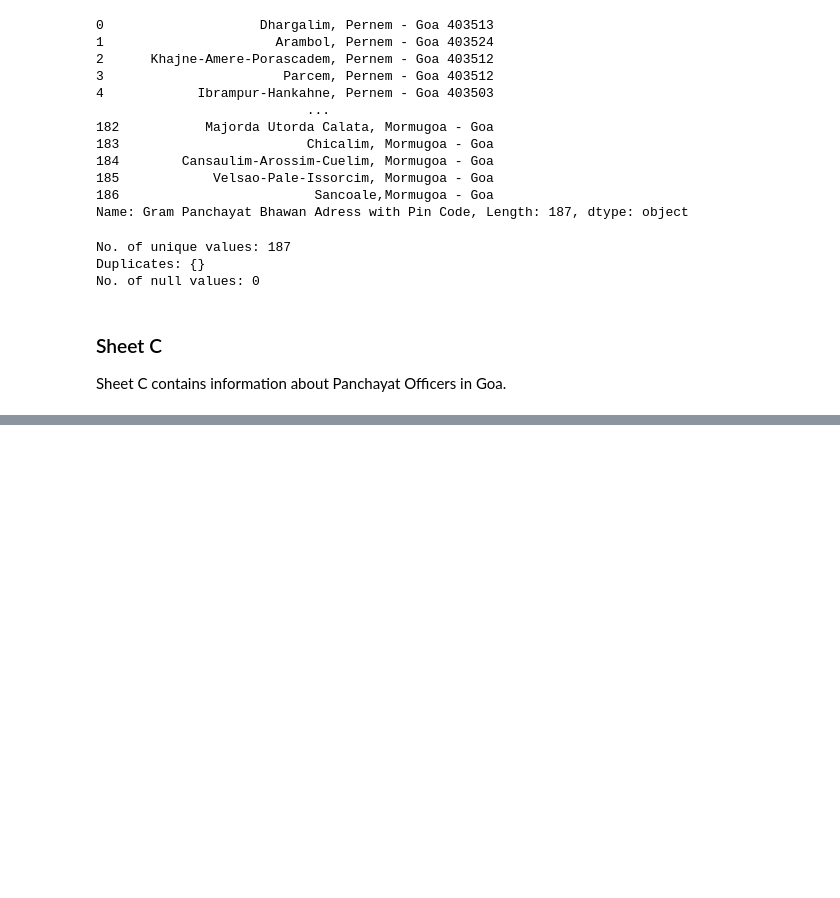
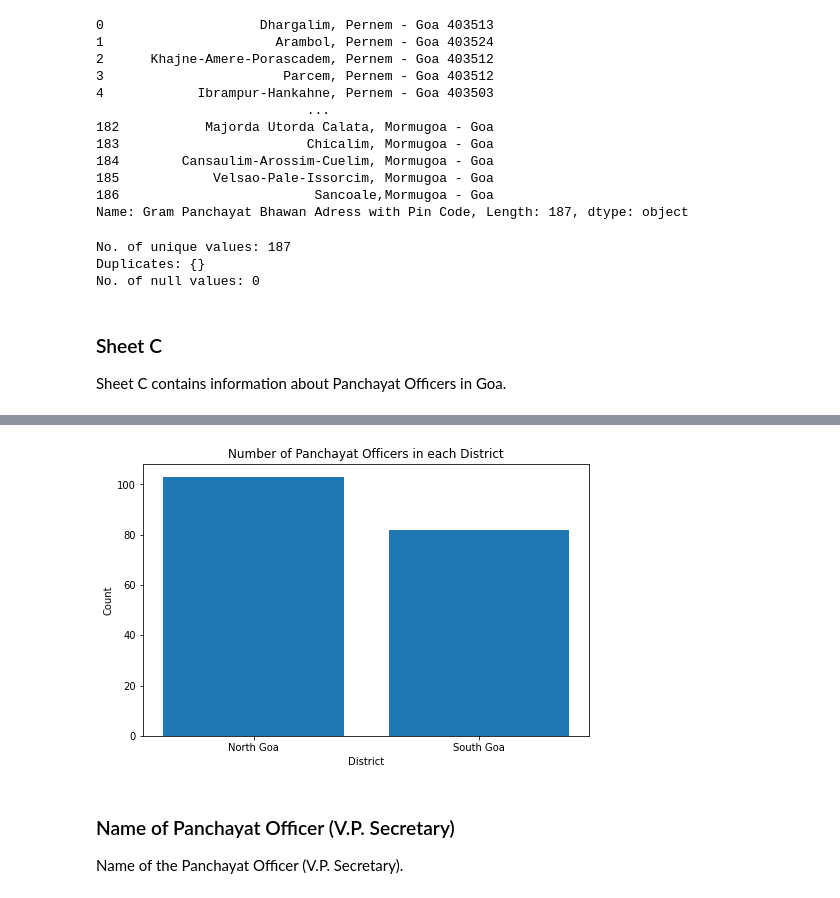
Before and after one commit to shayan-khoygani/Codebook, a Jupyter notebook: Goa proforma_panchayat/Goa proforma_panchayat.ipynb, the cells around one changed output, grey strips where cells are left out. Drawn from its saved outputs; the diff is of its cells as text; code cells hidden in the pictures; blank space fills up the shorter version.

```diff
--- a/Goa proforma_panchayat/Goa proforma_panchayat.ipynb
+++ b/Goa proforma_panchayat/Goa proforma_panchayat.ipynb
@@ -896,0 +1009,3 @@ Sheet C contains information about Panchayat Officers in Goa.
+# %%
+column = goa_proforma_C["Name of the District along with State"]
+column
@@ -896,0 +1039,9 @@ Sheet C contains information about Panchayat Officers in Goa.
+# %%
+districts = column.apply(lambda x: str(x[:9]))
+
+print("Unique values:", districts.unique())
+print("No. of unique values:", len(districts.unique()))
+
+# Table of number of Sarpanchs in each district
+table = districts.value_counts().rename_axis('District').reset_index(name='Count')
+table
@@ -896,0 +1054,13 @@ Sheet C contains information about Panchayat Officers in Goa.
+# %%
+plt.figure(figsize = (8, 5))
+plt.bar(table["District"], table["Count"])
+plt.title("Number of Panchayat Officers in each District")
+plt.xlabel("District")
+plt.ylabel("Count")
+plt.show()
+# %% [output]
+[figure, added]
+# %% [markdown]
+### Name of Panchayat Officer (V.P. Secretary)
+<a class="anchor" id="5.3.3"></a>
+Name of the Panchayat Officer (V.P. Secretary).
```
Also changed, not shown: parts of 62 cells of this notebook.
